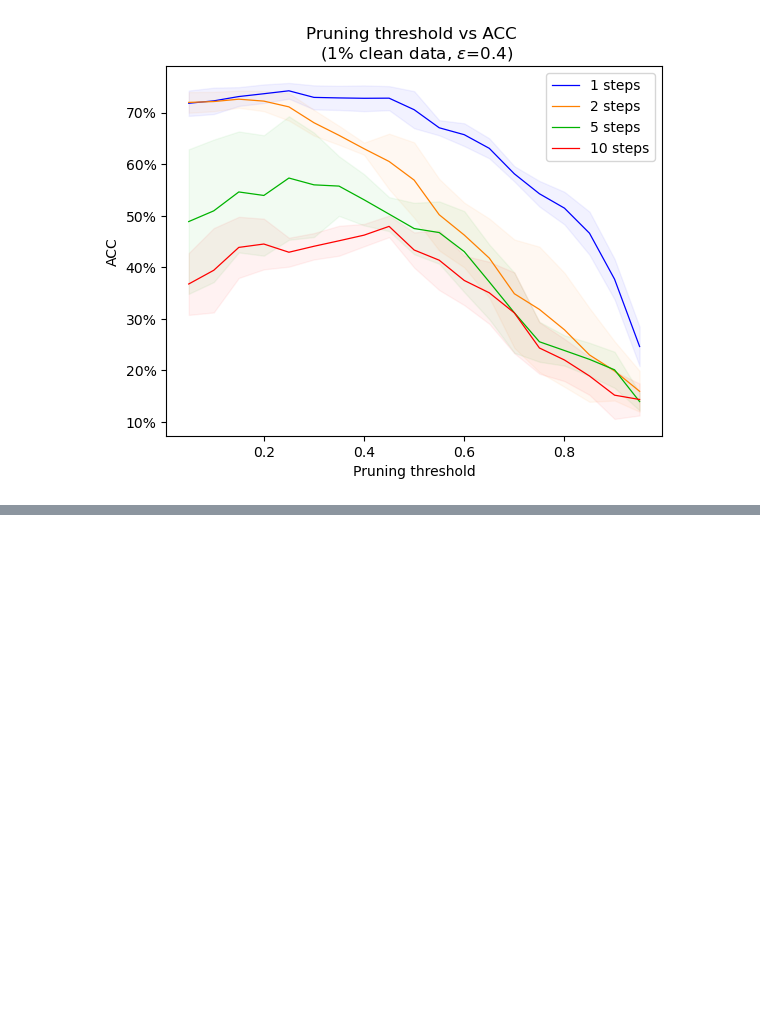
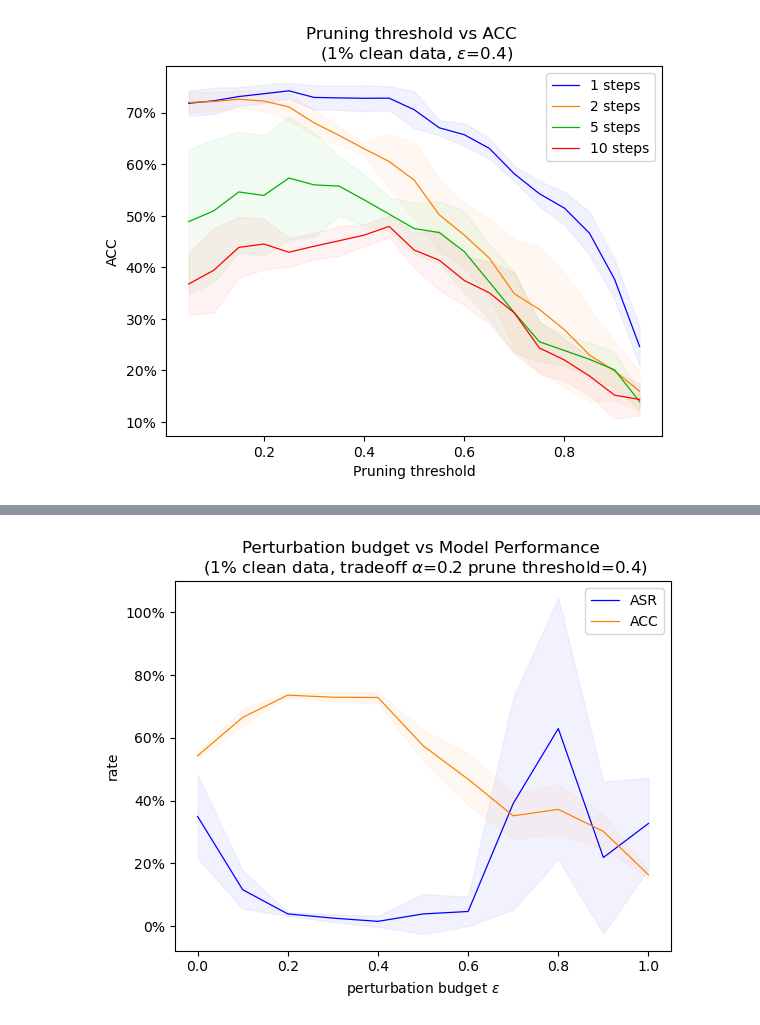
Before and after one commit to nikitamahmoudi/EECS6322Project, a Jupyter notebook: experiment_data_plotting.ipynb, the cells around one changed output, grey strips where cells are left out. Cells and saved outputs as stored; diff of their text form; code cells hidden in the pictures; blank space fills up the shorter version.

```diff
--- a/experiment_data_plotting.ipynb
+++ b/experiment_data_plotting.ipynb
@@ -164,0 +208,39 @@ plt.show()
+# %%
+stats_1per_different_ep = json.load(open('experiment_stats_data-1percent_threshold-0.4_different_eps.json', 'r'))
+# %%
+eps = np.linspace(0.0, 1.0, 11)
+# %%
+different_ep_asr = []
+different_ep_acc = []
+
+for k, v in stats_1per_different_ep.items():
+    asr_lis = []
+    acc_lis = []
+    for trial in v:
+        asr_lis.append(trial['ASR'])
+        acc_lis.append(trial['ACC'])
+    different_ep_asr.append(asr_lis)
+    different_ep_acc.append(acc_lis)
+
+different_ep_asr = np.array(different_ep_asr)
+different_ep_acc = np.array(different_ep_acc)
+# %%
+asr_mean = np.mean(different_ep_asr, axis=1)
+asr_std = np.std(different_ep_asr, axis=1)
+acc_mean = np.mean(different_ep_acc, axis=1)
+acc_std = np.std(different_ep_acc, axis=1)
+
+plt.plot(eps, asr_mean*100, color=colors[0], linewidth=0.9, label=f'ASR')
+plt.fill_between(eps, (asr_mean-asr_std)*100, (asr_mean+asr_std)*100, color=colors[0] + [0.05])
+
+plt.plot(eps, acc_mean*100, color=colors[1], linewidth=0.9, label=f'ACC')
+plt.fill_between(eps, (acc_mean-acc_std)*100, (acc_mean+acc_std)*100, color=colors[1] + [0.05])
+
+plt.title('Perturbation budget vs Model Performance \n (1% clean data, tradeoff $\\alpha$=0.2 prune threshold=0.4)')
+plt.xlabel('perturbation budget $\\epsilon$')
+plt.ylabel('rate')
+plt.legend()
+plt.gca().yaxis.set_major_formatter(mtick.PercentFormatter())
+plt.show()
+# %% [output]
+[figure, added]
```
Also changed, not shown: parts of 6 cells of this notebook, 4 other files.
